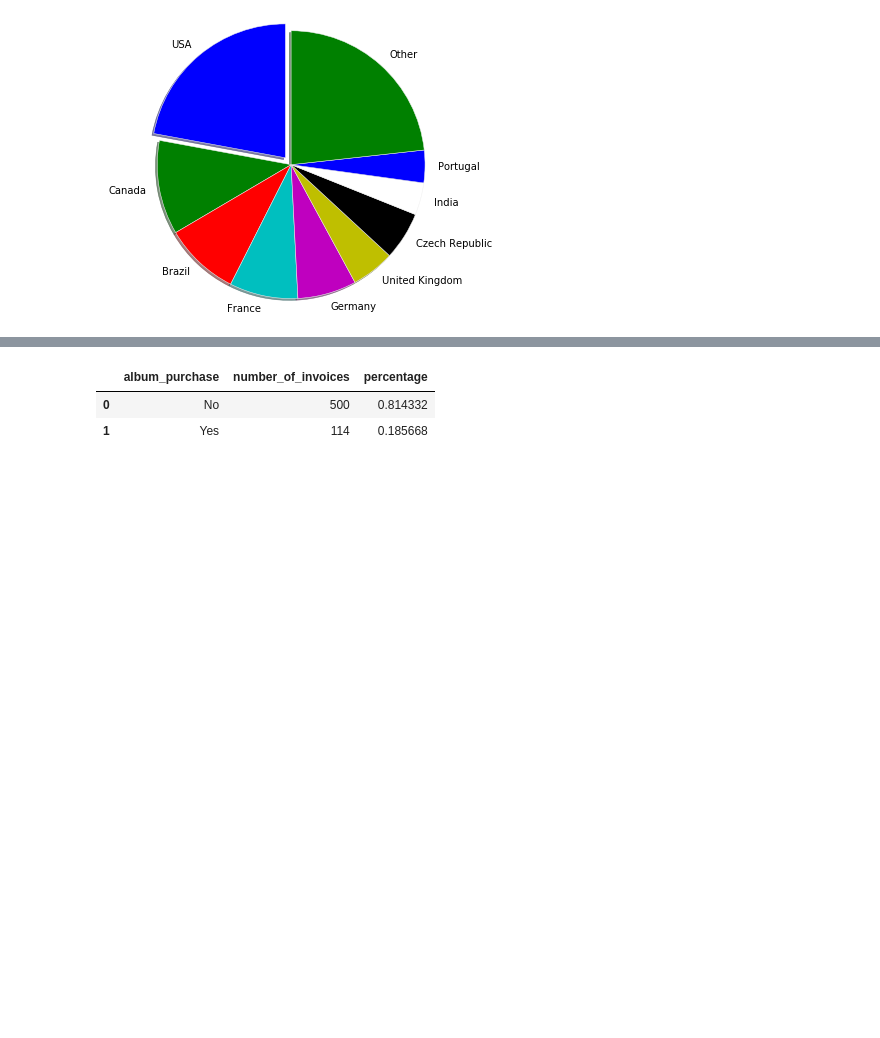
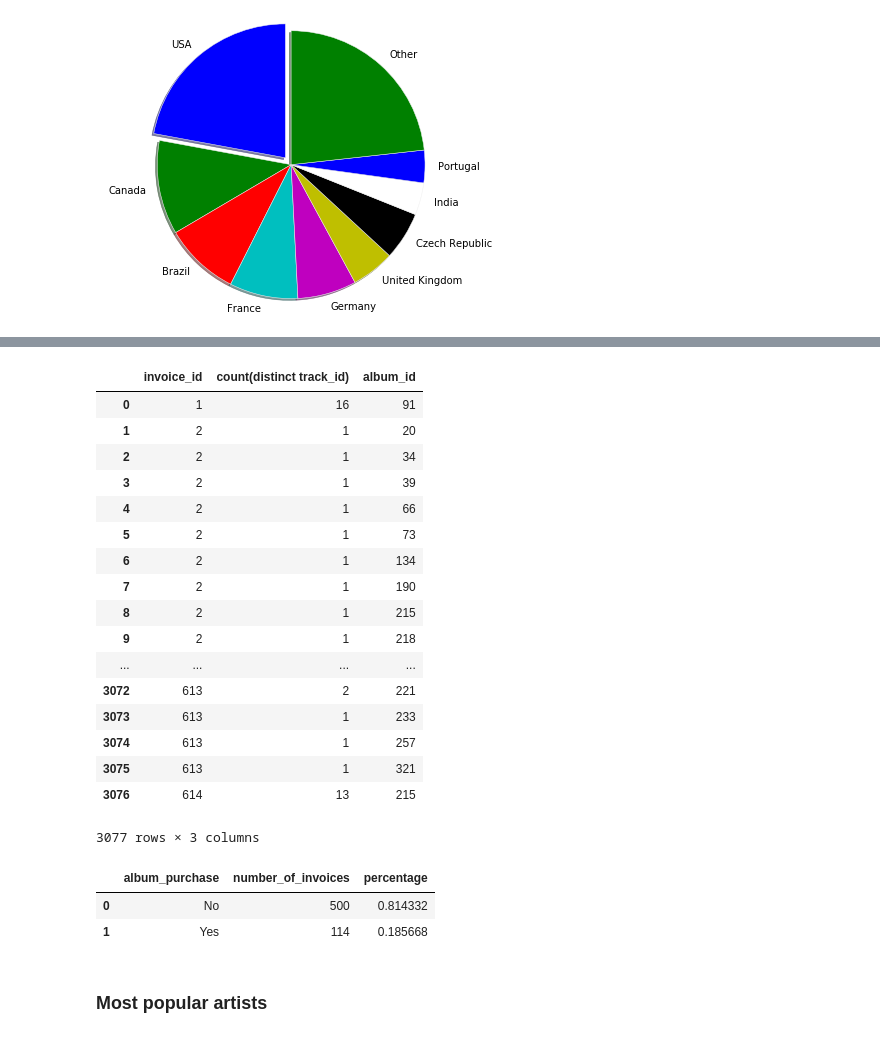
Before and after one commit to rajatbarve/Answering-business-questions-using-SQL, a Jupyter notebook: SQL queries with Python.ipynb, the cells around one changed output, grey strips where cells are left out. Cells and saved outputs as stored; diff of their text form; code cells hidden in the pictures; blank space fills up the shorter version.

```diff
--- a/SQL queries with Python.ipynb
+++ b/SQL queries with Python.ipynb
@@ -200,0 +251,40 @@ plt.pie(sales_by_country["total_sales"],
+# %%
+run_query('''
+with get_tracks as
+(
+    Select
+        i.invoice_id invoice_id,
+        il.invoice_line_id,
+        i.customer_id cus_id,
+
+        t.track_id track_id,
+        a.album_id album_id
+
+    from invoice i
+    inner join invoice_line il on i.invoice_id=il.invoice_id
+    inner join track t on il.track_id=t.track_id
+    inner join album a on a.album_id=t.album_id
+)
+select invoice_id,count(distinct track_id),album_id
+from get_tracks group by invoice_id,album_id
+'''
+)
+# %% [output]
+|  | invoice_id | count(distinct track_id) | album_id |
+| 0 | 1 | 16 | 91 |
+| 1 | 2 | 1 | 20 |
+| 2 | 2 | 1 | 34 |
+| 3 | 2 | 1 | 39 |
+| 4 | 2 | 1 | 66 |
+| 5 | 2 | 1 | 73 |
+| 6 | 2 | 1 | 134 |
+| 7 | 2 | 1 | 190 |
+| 8 | 2 | 1 | 215 |
+| 9 | 2 | 1 | 218 |
+| ... | ... | ... | ... |
+| 3072 | 613 | 2 | 221 |
+| 3073 | 613 | 1 | 233 |
+| 3074 | 613 | 1 | 257 |
+| 3075 | 613 | 1 | 321 |
+| 3076 | 614 | 13 | 215 |
+3077 rows × 3 columns
@@ -271,3 +391,5 @@ run_query(q)
 |  | album_purchase | number_of_invoices | percentage |
 | 0 | No | 500 | 0.814332 |
 | 1 | Yes | 114 | 0.185668 |
+# %% [markdown]
+### Most popular artists
```
Also changed, not shown: parts of 8 cells of this notebook.
